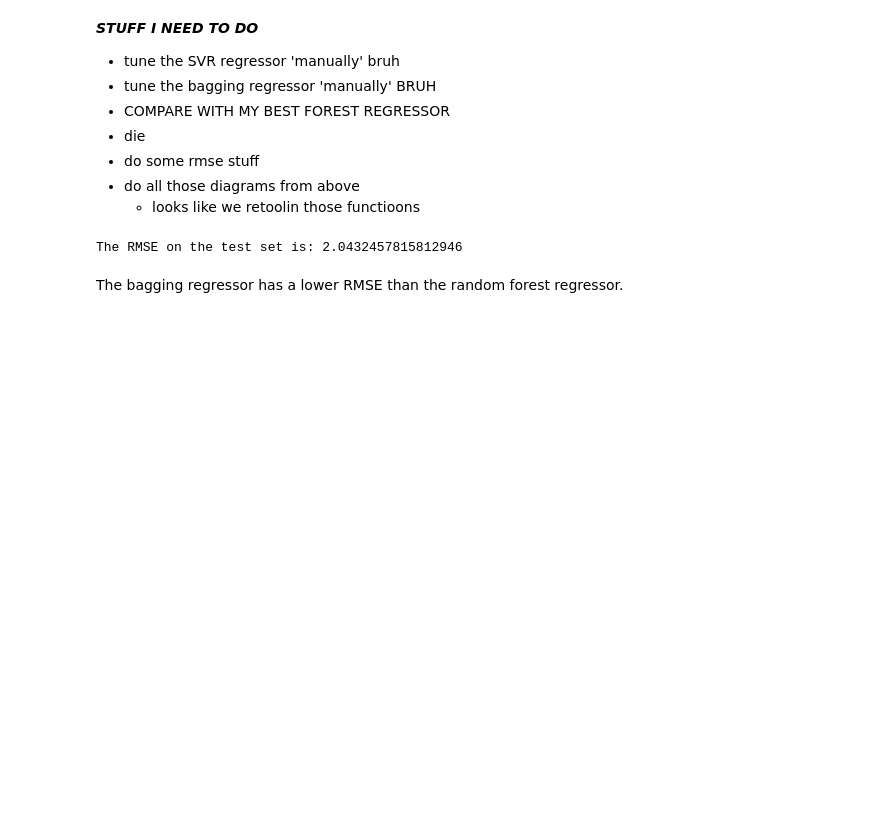
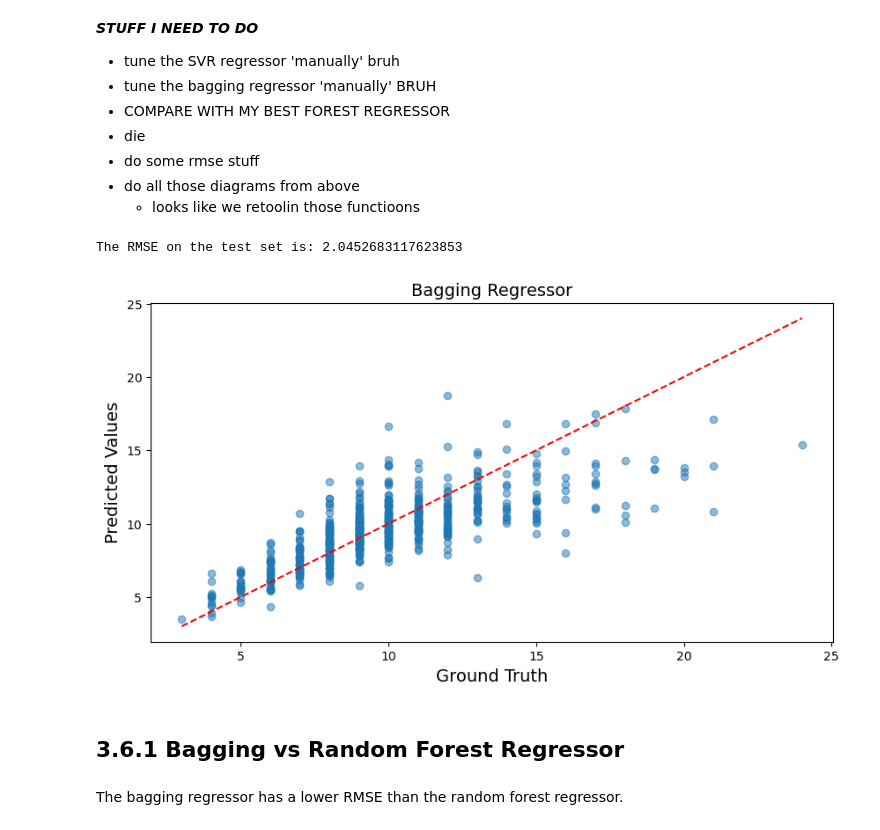
Before and after one commit to Bsubs/CITS5508_Machine_Learning, a Jupyter notebook: assignment2/assignment2.ipynb, the cells around one changed output. Drawn from its saved outputs; the diff is of its cells as text; code cells hidden in the pictures; blank space fills up the shorter version.

Commit message:
Updated bagging regressor

```diff
--- a/assignment2/assignment2.ipynb
+++ b/assignment2/assignment2.ipynb
@@ -1497,13 +1497,41 @@ bag = BaggingRegressor(SVR(kernel='rbf',gamma='auto',C=20),n_estimators=500,n_jo
 bag.fit(ab_train_X, ab_train_y)
 
 # predict on the test set
-y_pred = bag.predict(ab_test_X)
+y_pred_bag = bag.predict(ab_test_X)
 np.rint(y_pred)
 
-bag_rmse = np.sqrt(mean_squared_error(ab_test_y, y_pred))
+bag_rmse = np.sqrt(mean_squared_error(ab_test_y, y_pred_bag))
 print('The RMSE on the test set is:', bag_rmse)
 # %% [output]
-The RMSE on the test set is: 2.0432457815812946
+The RMSE on the test set is: 2.0452683117623853
+# %%
+def plot_ab_ground_truth_bag():
+    # Set up the figure with two subplots
+    fig, (ax1) = plt.subplots(ncols=1, figsize=(10,5))
+
+    # Plot the ground truth versus predicted values in each subplot
+    ax1.scatter(ab_test_y, y_pred_bag, alpha=0.5)
+    ax1.set_xlabel('Ground Truth')
+    ax1.set_ylabel('Predicted Values')
+    ax1.set_title('Bagging Regressor')
+
+    # Add a 45 degree dashed red line to both plots
+    max_val = max(np.max(ab_test_y), np.max(y_pred_bag))
+    min_val = min(np.min(ab_test_y), np.min(y_pred_bag))
+    line_vals = np.linspace(min_val, max_val, 10)
+    ax1.plot(line_vals, line_vals, 'r--')
+
+    # Adjust the spacing between the subplots
+    plt.subplots_adjust(wspace=0.3)
+
+    # Show the plot
+    plt.show()
+# %%
+plot_ab_ground_truth_bag()
+# %% [output]
+[figure, added]
+# %% [markdown]
+## 3.6.1 Bagging vs Random Forest Regressor
 # %%
 comparison = [forest_rmse, bag_rmse]
 
```
Also changed, not shown: parts of 29 cells of this notebook.
